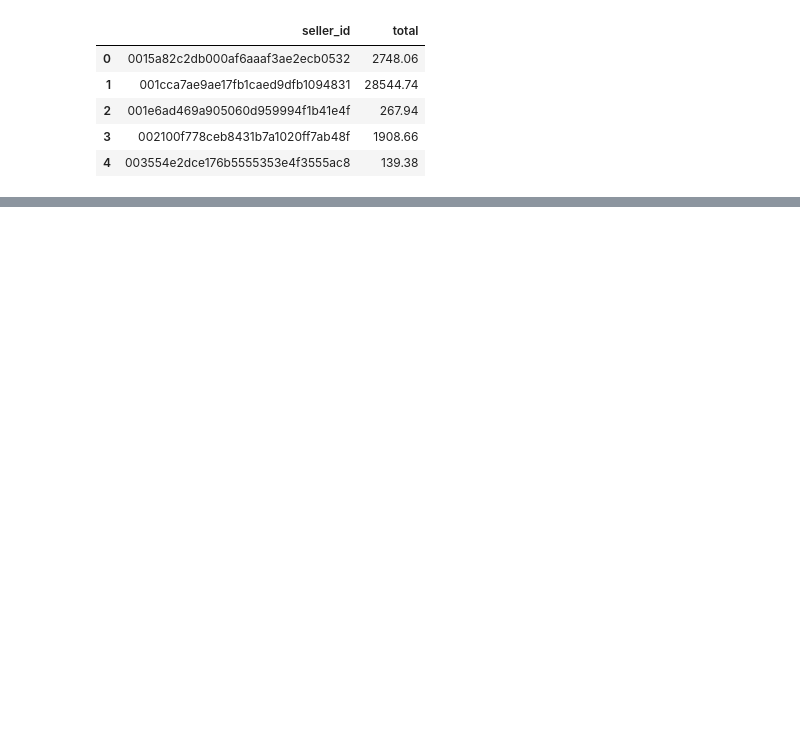
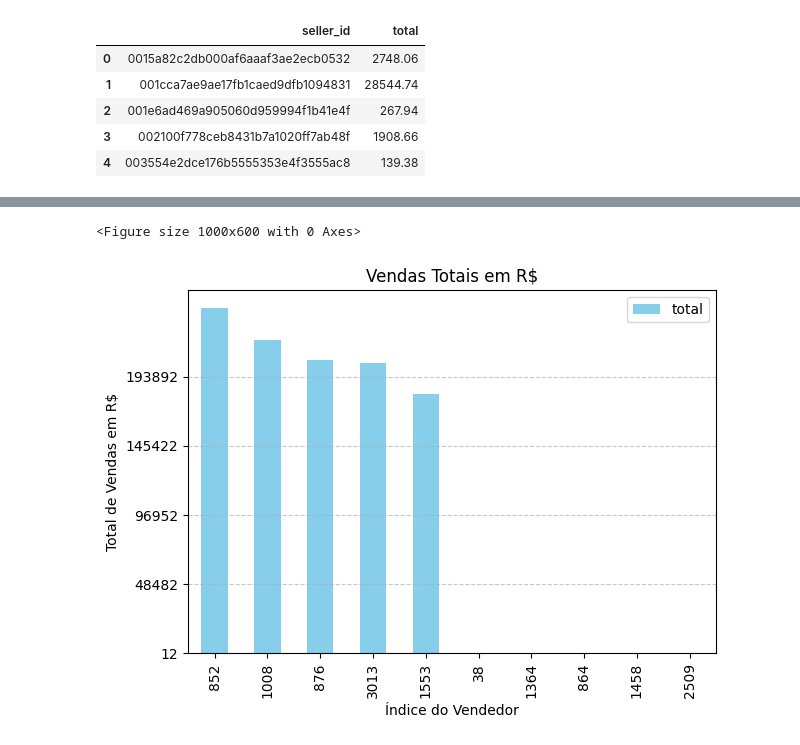
Before and after one commit to RafeuLopo/Kaggle_Analysis, a Jupyter notebook: Olist_Analysis.ipynb, the cells around one changed output, grey strips where cells are left out. Cells and saved outputs as stored; diff of their text form; code cells hidden in the pictures; blank space fills up the shorter version.

```diff
--- a/Olist_Analysis.ipynb
+++ b/Olist_Analysis.ipynb
@@ -218,8 +283,7 @@ order_seller = order_seller.drop_duplicates('order_id')
 # %%
 order_seller['total'] = order_seller['price'] + order_seller['freight_value']
 # %%
-seller_receipt = order_seller.groupby('seller_id')['total'].sum()
-seller_receipt = seller_receipt.reset_index()
+seller_receipt = group_sum(order_seller, 'seller_id', 'total')
 seller_receipt.head()
 # %% [output]
 |  | seller_id | total |
@@ -323,0 +295,3 @@ plt.show()
+# %%
+seller_receipt_order = top_bottom(seller_receipt, 'total', 5, 5)
+seller_receipt_order
@@ -323,0 +335,16 @@ plt.show()
+# %%
+max_value, min_value, interval = min_max(seller_receipt_order, 'total')
+# %%
+plt.figure(figsize=(10, 6))
+seller_receipt_order.plot(kind='bar', color='skyblue')
+plt.title('Vendas Totais em R$')
+plt.xlabel('Índice do Vendedor')
+plt.ylabel('Total de Vendas em R$')
+plt.yticks(np.arange(min_value, max_value, interval))
+plt.xticks(rotation=90)
+plt.grid(axis='y', linestyle='--', alpha=0.7)
+plt.tight_layout()
+plt.show()
+# %% [output]
+<Figure size 1000x600 with 0 Axes>
+[figure, added]
```
Also changed, not shown: parts of 53 cells of this notebook.
